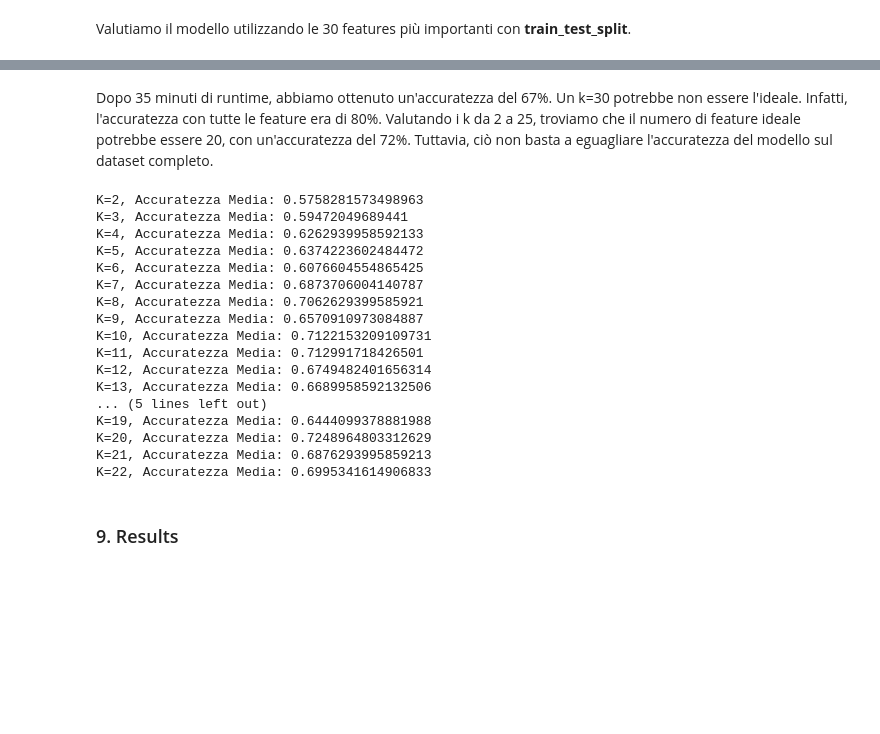
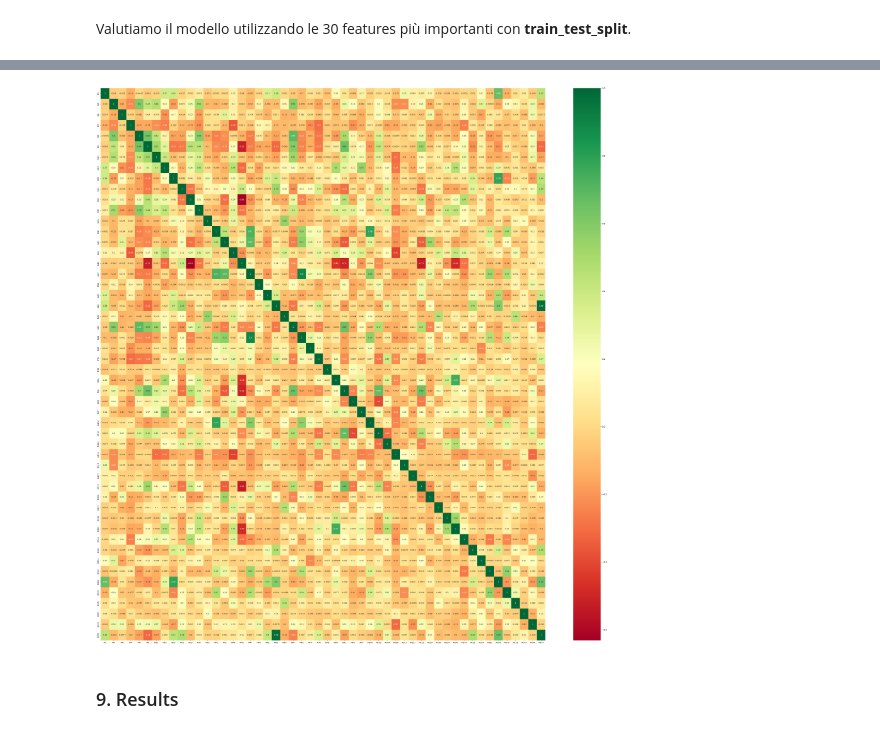
Before and after one commit to Nova-J5/Thesis-ML, a Jupyter notebook: notebooks/st000369/pls-da/st000369_pls-da.ipynb, the cells around one changed output, grey strips where cells are left out. Saved outputs shown, nothing was run; the diff lists cells and outputs as text; code cells hidden in the pictures; blank space fills up the shorter version.

```diff
--- a/notebooks/st000369/pls-da/st000369_pls-da.ipynb
+++ b/notebooks/st000369/pls-da/st000369_pls-da.ipynb
@@ -296,0 +198,2 @@ Accuratezza media: 0.8043478260869567
+# %%
+X_train, X_test, y_train, y_test = train_test_split(X_knn, y, test_size=0.2, random_state=42)
@@ -296,0 +234,10 @@ Accuratezza media: 0.8043478260869567
+# %%
+y_pred = cross_val_predict(best_model, X_knn, y, cv=kfolds)
+
+# Convertiamo le previsioni in etichette di classe utilizzando una soglia di 0.5
+threshold = 0.5
+y_pred_class = (y_pred[:, 0] > threshold).astype(int)
+
+# Calcoliamo l'accuratezza media
+scores = metrics.accuracy_score(y, y_pred_class)
+print(f'Accuratezza media: {scores.mean()}')
@@ -390,3 +296,4 @@ Con **train_test_split** le metriche sono molto basse. Proviamo con la K-Fold.
 # %%
+X_top = X_knn[best_features]
 scores = cross_val_score(best_model, X_top, y, cv=kfolds, scoring='accuracy')
 print(f'Accuratezza media: {scores.mean()}')
@@ -393,44 +319,13 @@ print(f'Accuratezza media: {scores.mean()}')
-# %% [markdown]
-Dopo 35 minuti di runtime, abbiamo ottenuto un'accuratezza del 67%. Un k=30 potrebbe non essere l'ideale. Infatti, l'accuratezza con tutte le feature era di 80%. Valutando i k da 2 a 25, troviamo che il numero di feature ideale potrebbe essere 20, con un'accuratezza del 72%. Tuttavia, ciò non basta a eguagliare l'accuratezza del modello sul dataset completo.
-# %%
-""" max_fs = 0
-k_fs = 0
-best_features = []
-
-for k in range(2, len(X_knn.columns)):
-    top_features = SelectKBest(score_func=chi2, k=k).fit(X_knn, y).get_support(indices=True)
-    X_top = X_knn.iloc[:, top_features]
-
-    scores = cross_val_score(best_model, X_top, y, cv=kfolds, scoring='accuracy')
-    mean = np.mean(scores)
-
-    if mean > max_fs:
-        max_fs = mean
-        k_fs = k
-        best_features = X_knn.columns[top_features].tolist()
-
-    print(f"K={k}, Accuratezza Media: {mean}")
-
-print(f"K ottimale: {k_fs}")
-print(f"Feature ottimali: {best_features}") """
-# %% [output]
-K=2, Accuratezza Media: 0.5758281573498963
-K=3, Accuratezza Media: 0.59472049689441
-K=4, Accuratezza Media: 0.6262939958592133
-K=5, Accuratezza Media: 0.6374223602484472
-K=6, Accuratezza Media: 0.6076604554865425
-K=7, Accuratezza Media: 0.6873706004140787
-K=8, Accuratezza Media: 0.7062629399585921
-K=9, Accuratezza Media: 0.6570910973084887
-K=10, Accuratezza Media: 0.7122153209109731
-K=11, Accuratezza Media: 0.712991718426501
-K=12, Accuratezza Media: 0.6749482401656314
-K=13, Accuratezza Media: 0.6689958592132506
-... (5 lines left out)
-K=19, Accuratezza Media: 0.6444099378881988
-K=20, Accuratezza Media: 0.7248964803312629
-K=21, Accuratezza Media: 0.6876293995859213
-K=22, Accuratezza Media: 0.6995341614906833
+# %%
+# Otteniamo le correlazioni tra le features
+corrmat = X_top.corr()
+top_corr_features = corrmat.index
+plt.figure(figsize=(k_fs, k_fs))
+
+# Generiamo il grafico delle correlazioni
+g=sns.heatmap(X_top[top_corr_features].corr(),annot=True,cmap="RdYlGn")
+# %% [output]
+[figure, added]
 # %% [markdown]
 ### 9. Results
 # %% [markdown]
```
Also changed, not shown: parts of 32 cells of this notebook, 11 other files.
